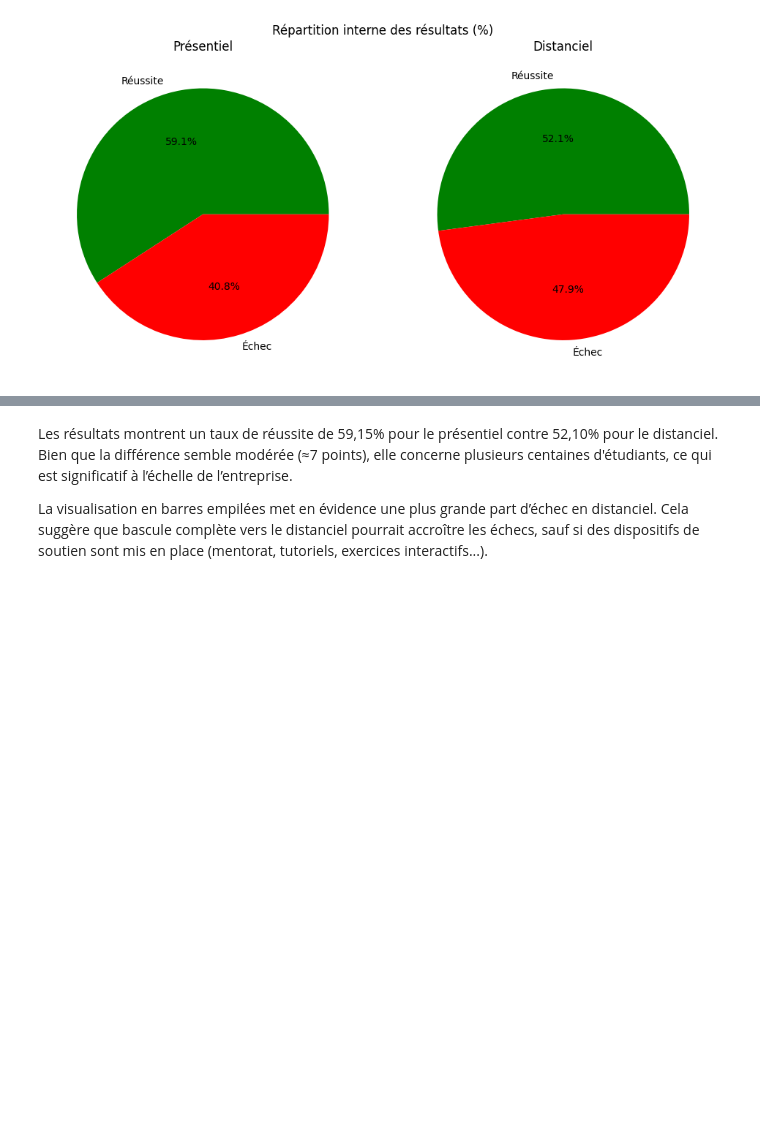
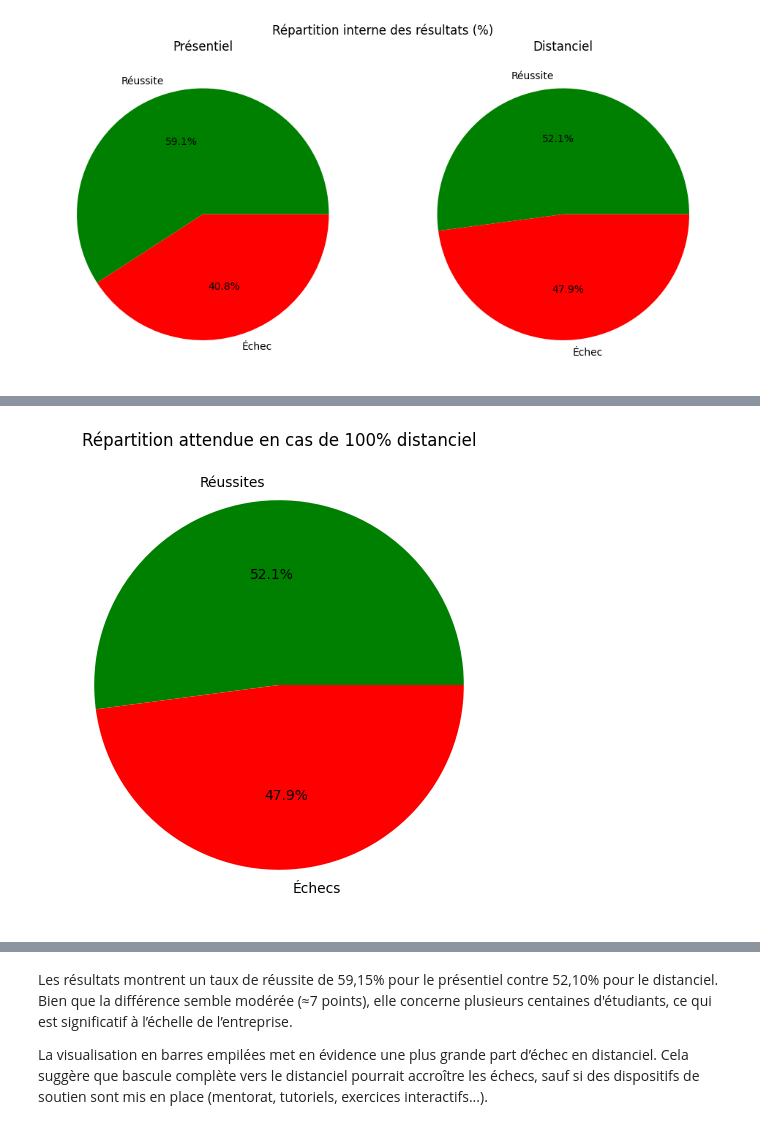
Before and after one commit to AbdessamadTzn/Evalytics, a Jupyter notebook: espacedetravailAyoub/mission1prob2.ipynb, the cells around one changed output, grey strips where cells are left out. Cells and saved outputs as stored; diff of their text form; code cells hidden in the pictures; blank space fills up the shorter version.

```diff
--- a/espacedetravailAyoub/mission1prob2.ipynb
+++ b/espacedetravailAyoub/mission1prob2.ipynb
@@ -201,0 +261,12 @@ plt.show()
+# %%
+# Diagramme circulaire de la nouvelle répartition (100% distanciel)
+
+plt.figure(figsize=(6,6))
+plt.pie([simulated_success, simulated_fail],
+        labels=["Réussites", "Échecs"],
+        autopct='%1.1f%%',
+        colors=["green", "red"])
+plt.title("Répartition attendue en cas de 100% distanciel")
+plt.show()
+# %% [output]
+[figure, added]
```
Also changed, not shown: parts of 4 cells of this notebook.
